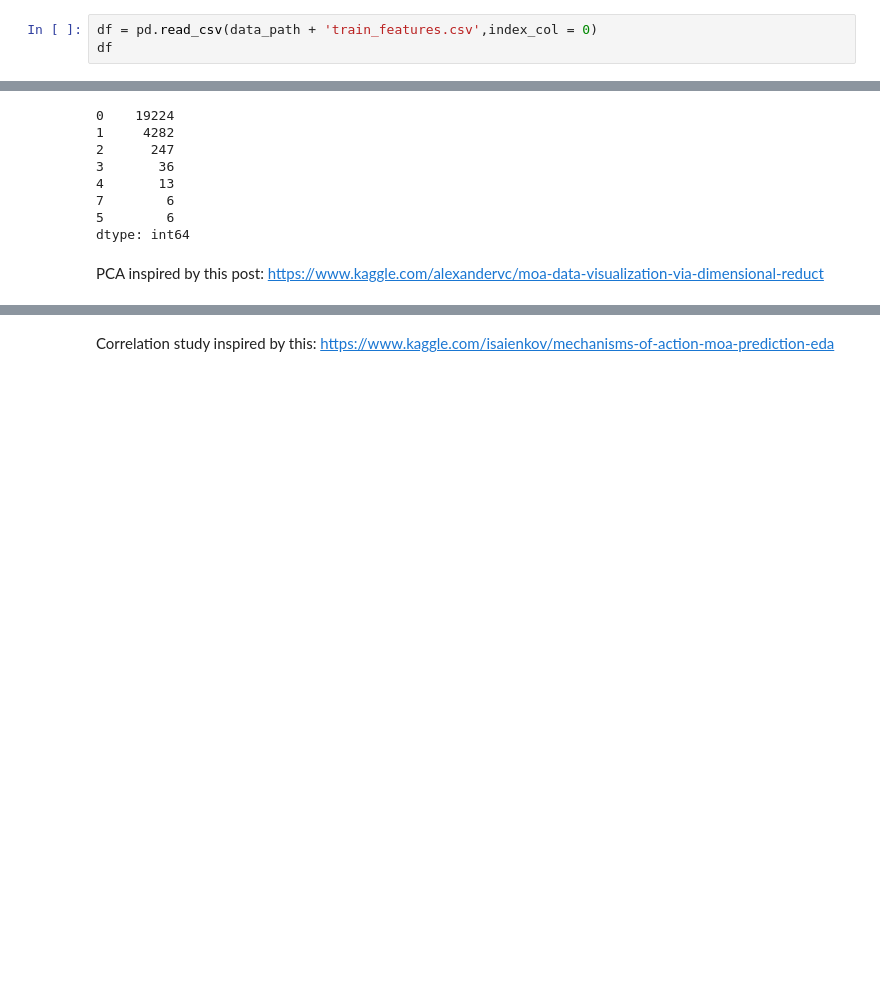
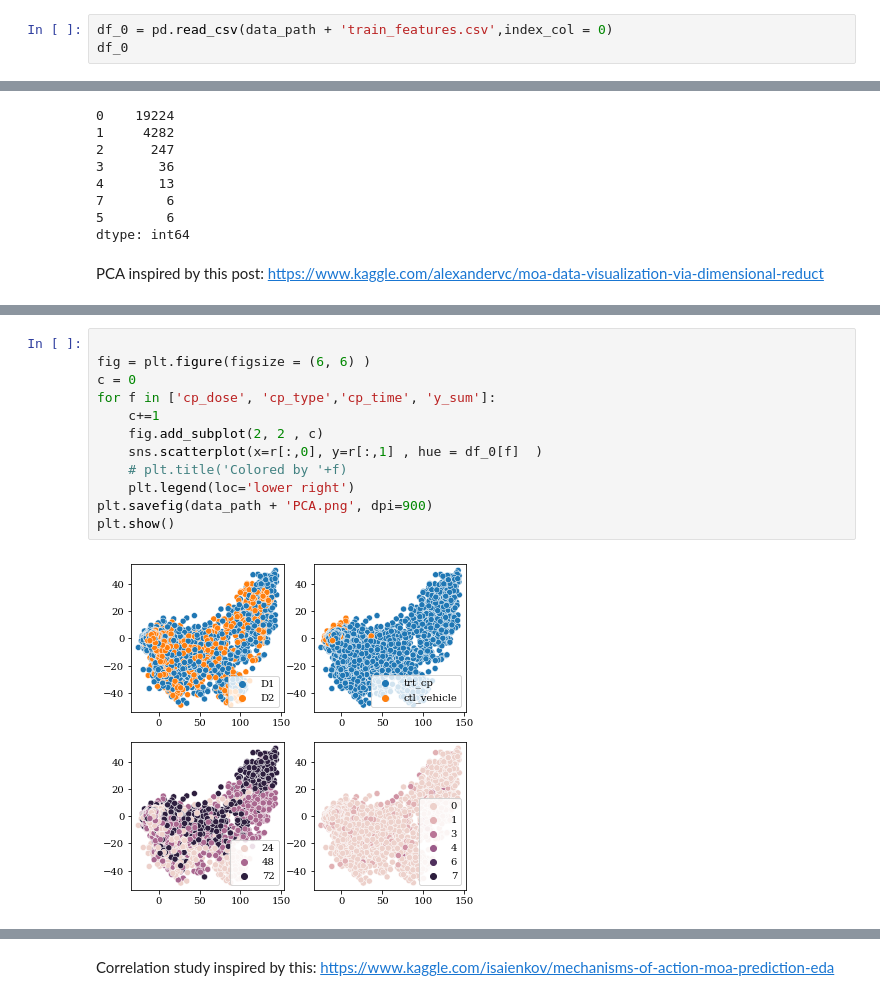
Before and after one commit to Chenghan-Sun/MoA-Prediction, a Jupyter notebook: notebooks/MoA_EDA.ipynb, the cells around one changed output, grey strips where cells are left out. Saved outputs shown, nothing was run; the diff lists cells and outputs as text; blank space fills up the shorter version.

```diff
--- a/notebooks/MoA_EDA.ipynb
+++ b/notebooks/MoA_EDA.ipynb
@@ -13,6 +12,6 @@ Mounted at /content/drive
 # %%
-df = pd.read_csv(data_path + 'train_features.csv',index_col = 0)
-df
+df_0 = pd.read_csv(data_path + 'train_features.csv',index_col = 0)
+df_0
 # %% [output]
 |  | cp_type | cp_time | cp_dose | g-0 | g-1 | g-2 | g-3 | g-4 | g-5 | g-6 | g-7 | ... |
 | sig_id |  |  |  |  |  |  |  |  |  |  |  | ... |
@@ -114,0 +96,14 @@ Text(0.5, 1.0, 'explained variance')
+# %%
+
+fig = plt.figure(figsize = (6, 6) )
+c = 0
+for f in ['cp_dose', 'cp_type','cp_time', 'y_sum']:
+    c+=1
+    fig.add_subplot(2, 2 , c)
+    sns.scatterplot(x=r[:,0], y=r[:,1] , hue = df_0[f]  )
+    # plt.title('Colored by '+f)
+    plt.legend(loc='lower right')
+plt.savefig(data_path + 'PCA.png', dpi=900)
+plt.show()
+# %% [output]
+[figure, added]
```
Also changed, not shown: parts of 10 cells of this notebook.
